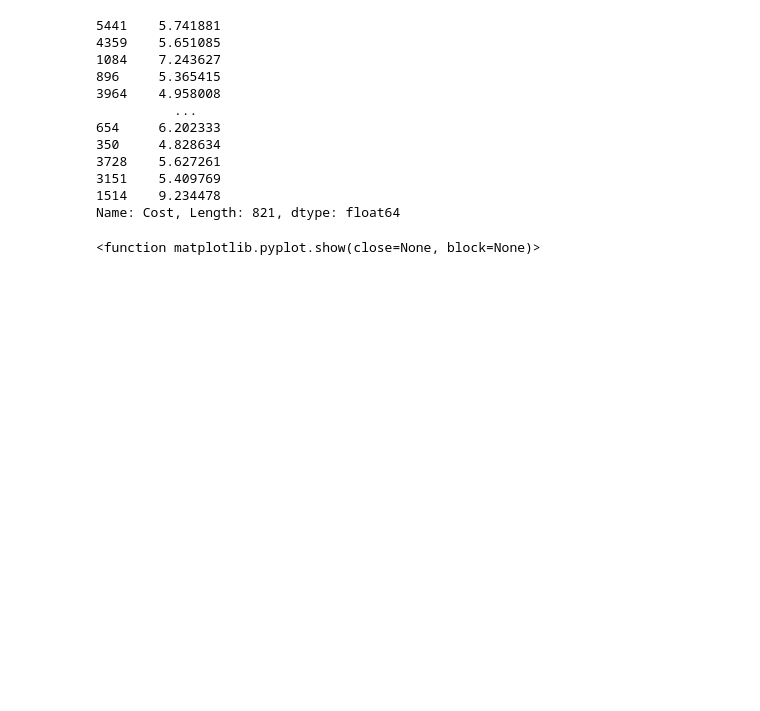
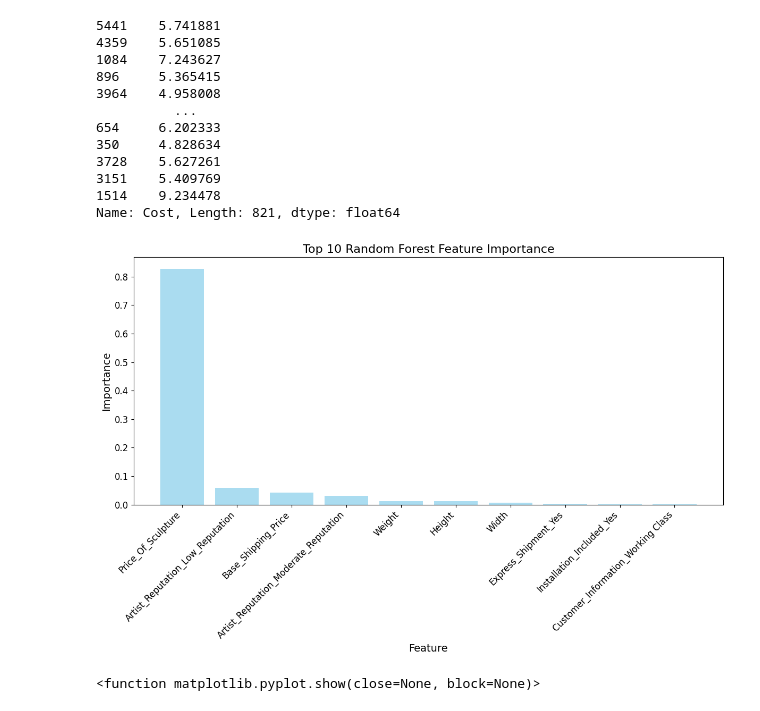
Before and after one commit to Hitesh-Nimbalkar/ML_Project, a Jupyter notebook: Notebook/Model_building.ipynb, the cells around one changed output. Cells and saved outputs as stored; diff of their text form; code cells hidden in the pictures; blank space fills up the shorter version.

```diff
--- a/Notebook/Model_building.ipynb
+++ b/Notebook/Model_building.ipynb
@@ -268,9 +268,9 @@ def transform_data_with_get_dummies(X_train, X_test, categorical_labels):
     # Align the dataframes to make sure they have the same columns after one-hot encoding
     X_train_transformed, X_test_transformed = X_train_transformed.align(X_test_transformed, join='outer', axis=1, fill_value=0)
 
-    return X_train_transformed.values, X_test_transformed.values
+    return X_train_transformed.values, X_test_transformed.values,X_train_transformed
 
-X_train, X_test=transform_data_with_get_dummies(X_train, X_test, categorical_labels)
+X_train, X_test,X_train_df=transform_data_with_get_dummies(X_train, X_test, categorical_labels)
 # %%
 import numpy as np
 from sklearn.preprocessing import OneHotEncoder
@@ -719,6 +719,38 @@ y_test
 3151    5.409769
 1514    9.234478
 Name: Cost, Length: 821, dtype: float64
+# %%
+import matplotlib.pyplot as plt
+import numpy as np
+
+# Assuming you already have a trained Random Forest model named 'model'
+# Get feature importances from the model
+feature_importances = best_rf_model.feature_importances_
+
+# Get feature names (replace 'X_train' and 'feature_names' with your actual data)
+feature_names = X_train_df.columns
+
+# Sort feature importances in descending order
+indices = np.argsort(feature_importances)[::-1]
+
+# Select only the top 10 features
+top_n = 10
+top_feature_indices = indices[:top_n]
+top_feature_importances = feature_importances[top_feature_indices]
+top_feature_names = feature_names[top_feature_indices]
+
+# Plotting the top 10 feature importances
+plt.figure(figsize=(12, 8))
+plt.bar(range(top_n), top_feature_importances, align="center", color='skyblue', alpha=0.7)
+plt.xticks(range(top_n), top_feature_names, rotation=45, ha='right', fontsize=12)
+plt.yticks(fontsize=12)
+plt.xlabel("Feature", fontsize=14)
+plt.ylabel("Importance", fontsize=14)
+plt.title("Top 10 Random Forest Feature Importance", fontsize=16)
+plt.tight_layout()
+plt.show()
+# %% [output]
+[figure, added]
 # %%
 import seaborn as sns
 import matplotlib.pyplot as plt
```
